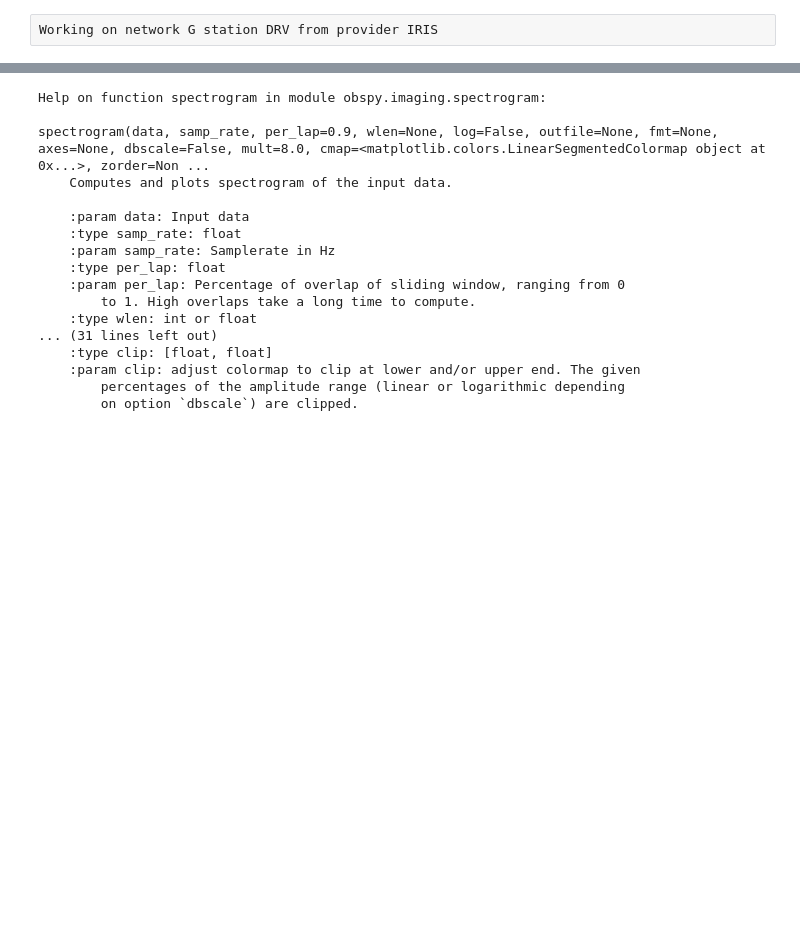
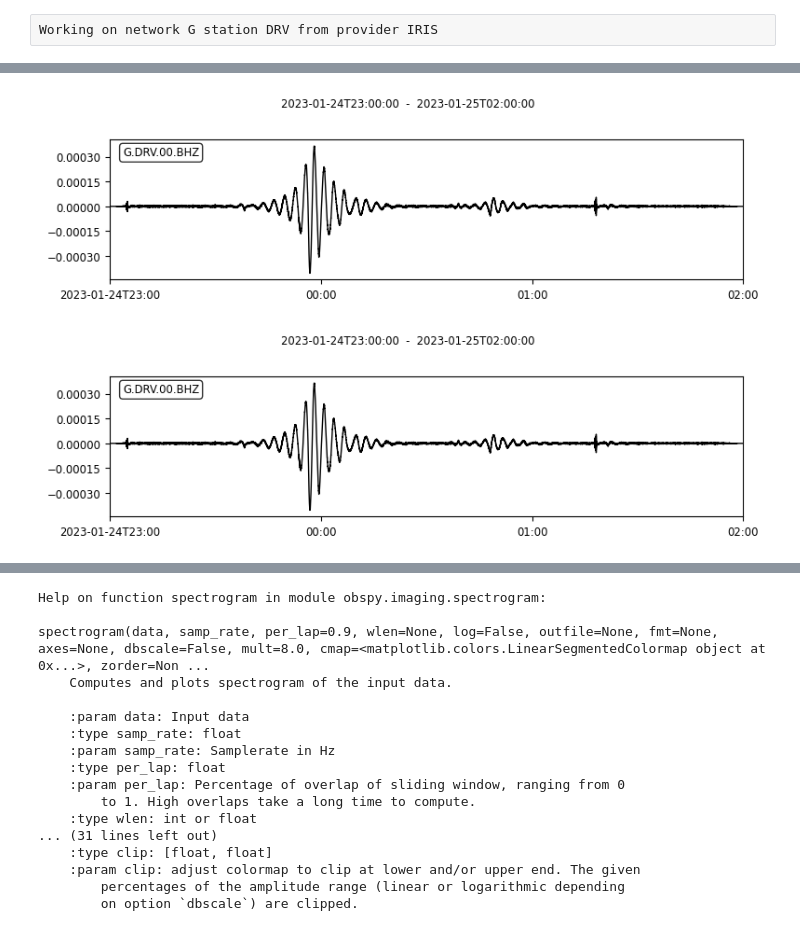
Before and after one commit to ValentinCassayre/ssl-spectrograms, a Jupyter notebook: spectrograms-drv.ipynb, the cells around one changed output, grey strips where cells are left out. Drawn from its saved outputs; the diff is of its cells as text; code cells hidden in the pictures; blank space fills up the shorter version.

```diff
--- a/spectrograms-drv.ipynb
+++ b/spectrograms-drv.ipynb
@@ -38,0 +65,5 @@ st.plot()
+# %%
+T.plot()
+# %% [output]
+[figure, added]
+[figure, added]
```
Also changed, not shown: parts of 34 cells of this notebook.
